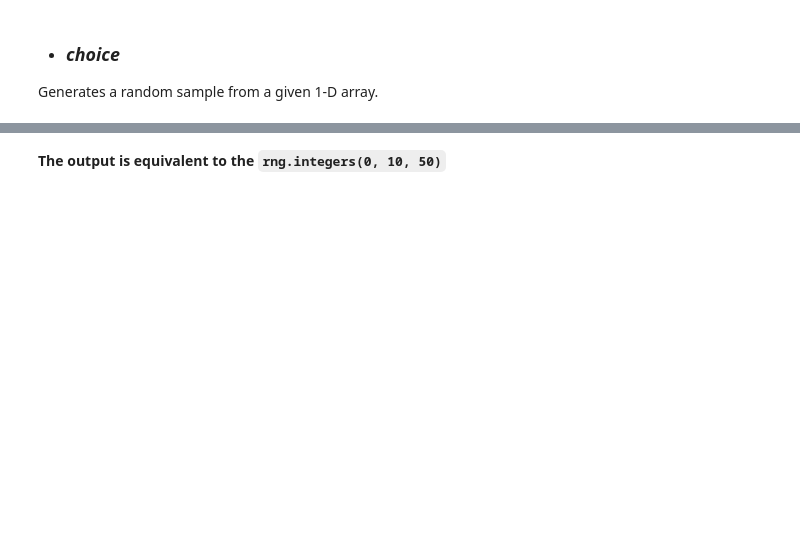
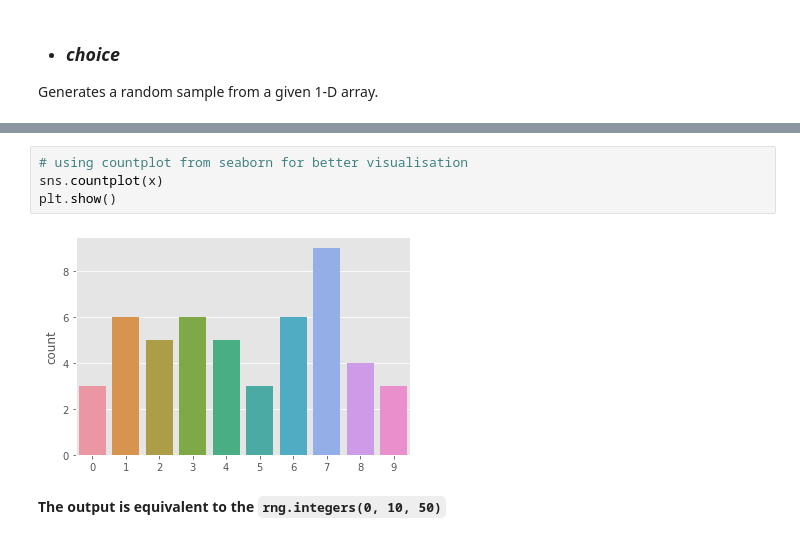
Before and after one commit to G00387867/numpy-random, a Jupyter notebook: numpy-random.ipynb, the cells around one changed output, grey strips where cells are left out. Saved outputs shown, nothing was run; the diff lists cells and outputs as text; blank space fills up the shorter version.

```diff
--- a/numpy-random.ipynb
+++ b/numpy-random.ipynb
@@ -90,3 +91,9 @@ plt.show()
+# %%
+# using countplot from seaborn for better visualisation
+sns.countplot(x)
+plt.show()
+# %% [output]
+[figure, added]
 # %% [markdown]
 **The output is equivalent to the `rng.integers(0, 10, 50)`**
 # %%
```
Also changed, not shown: parts of 16 cells of this notebook.
